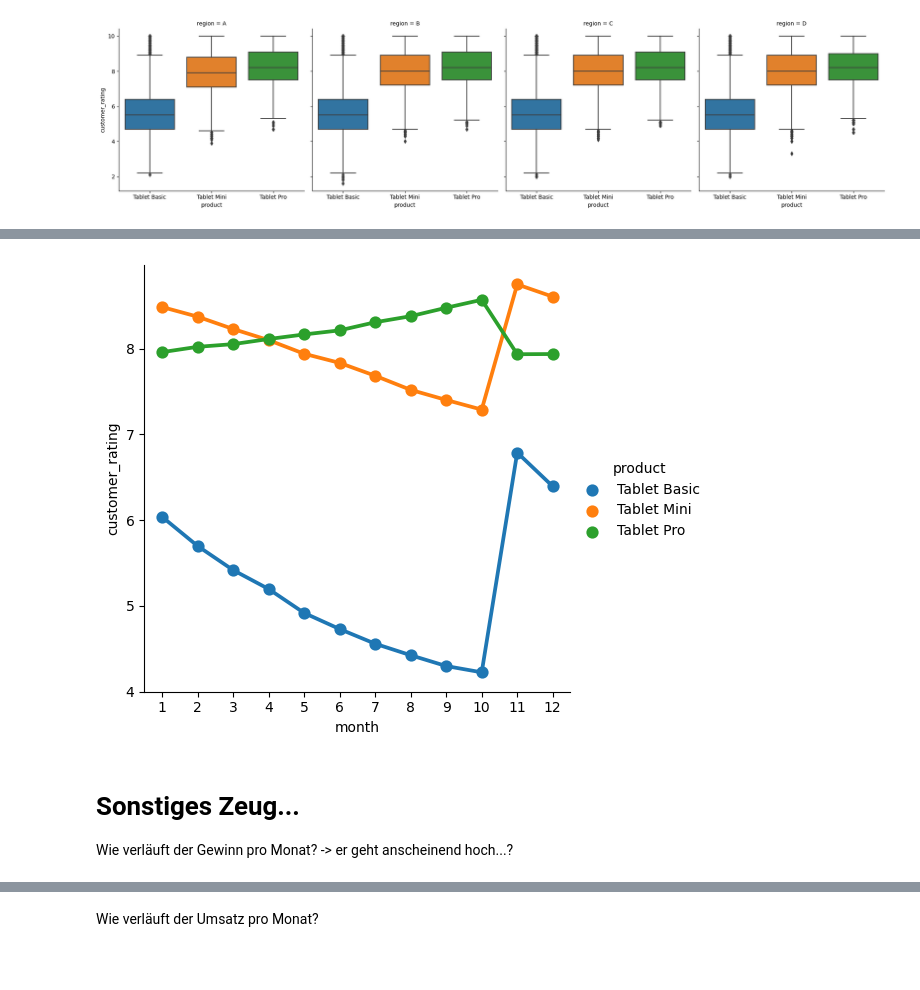
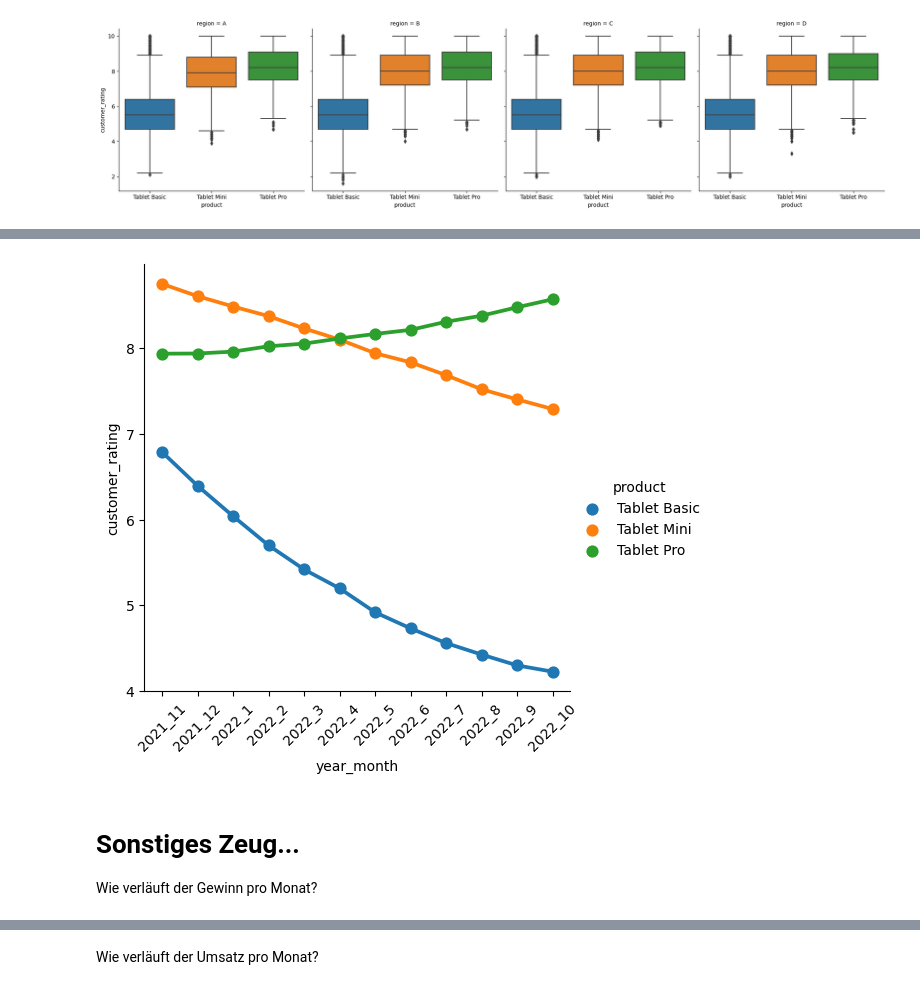
Before and after one commit to timstr97/business-analytics-case-study, a Jupyter notebook: sandbox/tim/analyse_rating_sandbox.ipynb, the cells around one changed output, grey strips where cells are left out. Drawn from its saved outputs; the diff is of its cells as text; code cells hidden in the pictures; blank space fills up the shorter version.

```diff
--- a/sandbox/tim/analyse_rating_sandbox.ipynb
+++ b/sandbox/tim/analyse_rating_sandbox.ipynb
@@ -53,6 +53,7 @@ def read_regio_data(region, kind):
                 .assign(year=lambda _data: _data["date"].dt.year,
                         month=lambda _data: _data["date"].dt.month,
                         week=lambda _data: _data["date"].dt.isocalendar().week,
+                        year_month=lambda _data: _data["date"].dt.year.astype(str) + "_" + _data["date"].dt.month.astype(str),
                         cost_basic=lambda _data: np.round(_data["cost_basic"], 2),
                         cost_mini=lambda _data: np.round(_data["cost_mini"], 2),
                         cost_pro=lambda _data: np.round(_data["cost_pro"], 2),
@@ -233,10 +239,12 @@ Wie verhält sich das durschnittliche Rating über die Zeit, gruppiert nach Prod
 # %%
-sns.catplot(data=df_reg_main, x="month", y="customer_rating", kind="point", hue="product", errorbar=None);
+plot = sns.catplot(data=df_reg_main, x="year_month", y="customer_rating", kind="point", hue="product", errorbar=None)
+plot.set_xticklabels(rotation=45)
+plt.show()
 # %% [output]
-[figure, old version]
+[figure, new version]
 # %% [markdown]
 # Sonstiges Zeug...
 
-Wie verläuft der Gewinn pro Monat? -> er geht anscheinend hoch...?
+Wie verläuft der Gewinn pro Monat?
 # %%
 # Aggregieren des Gewinns pro Monat
```
Also changed, not shown: parts of 11 cells of this notebook, 3 other files.
